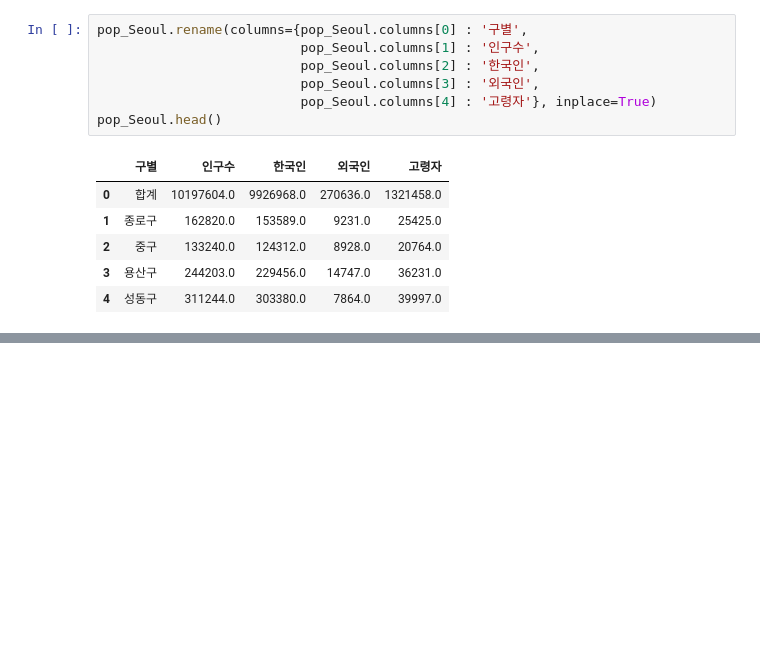
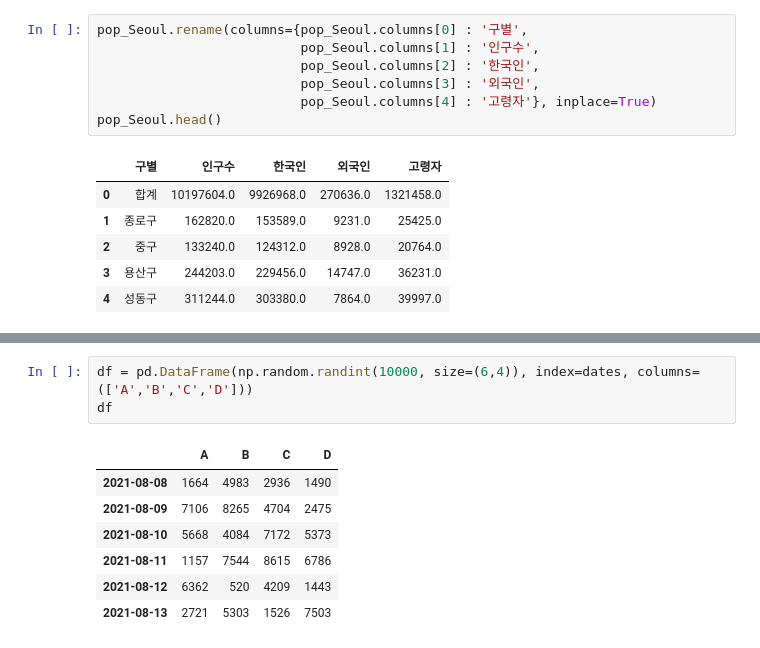
Before and after one commit to kojh0111/DataScience_Practice, a Jupyter notebook: source_code/Untitled.ipynb, the cells around one changed output, grey strips where cells are left out. Cells and saved outputs as stored; diff of their text form; blank space fills up the shorter version.

```diff
--- a/source_code/Untitled.ipynb
+++ b/source_code/Untitled.ipynb
@@ -66,0 +89,11 @@ pop_Seoul.head()
+# %%
+df = pd.DataFrame(np.random.randint(10000, size=(6,4)), index=dates, columns=(['A','B','C','D']))
+df
+# %% [output]
+|  | A | B | C | D |
+| 2021-08-08 | 1664 | 4983 | 2936 | 1490 |
+| 2021-08-09 | 7106 | 8265 | 4704 | 2475 |
+| 2021-08-10 | 5668 | 4084 | 7172 | 5373 |
+| 2021-08-11 | 1157 | 7544 | 8615 | 6786 |
+| 2021-08-12 | 6362 | 520 | 4209 | 1443 |
+| 2021-08-13 | 2721 | 5303 | 1526 | 7503 |
```
Also changed, not shown: parts of 31 cells of this notebook.
